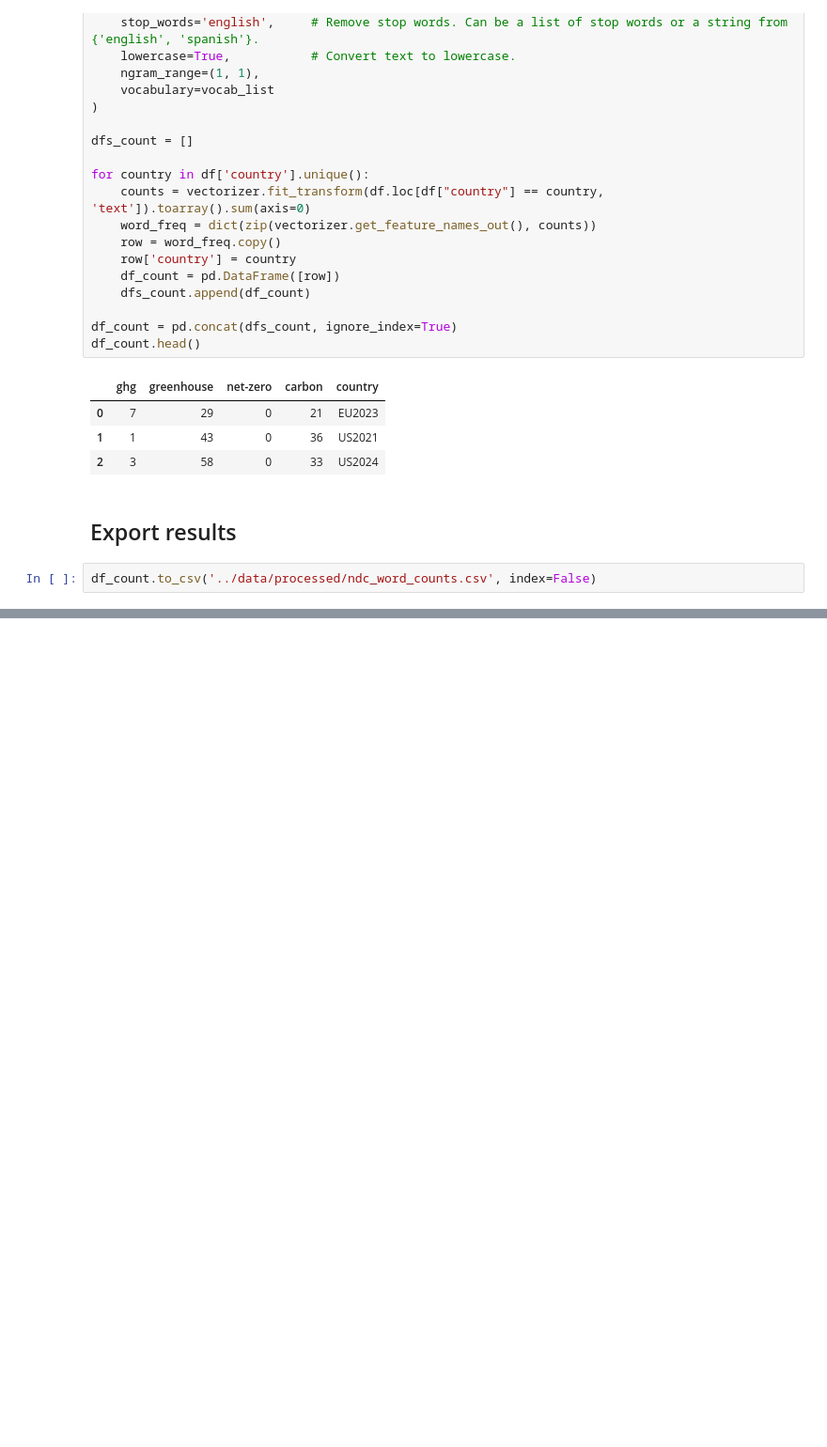
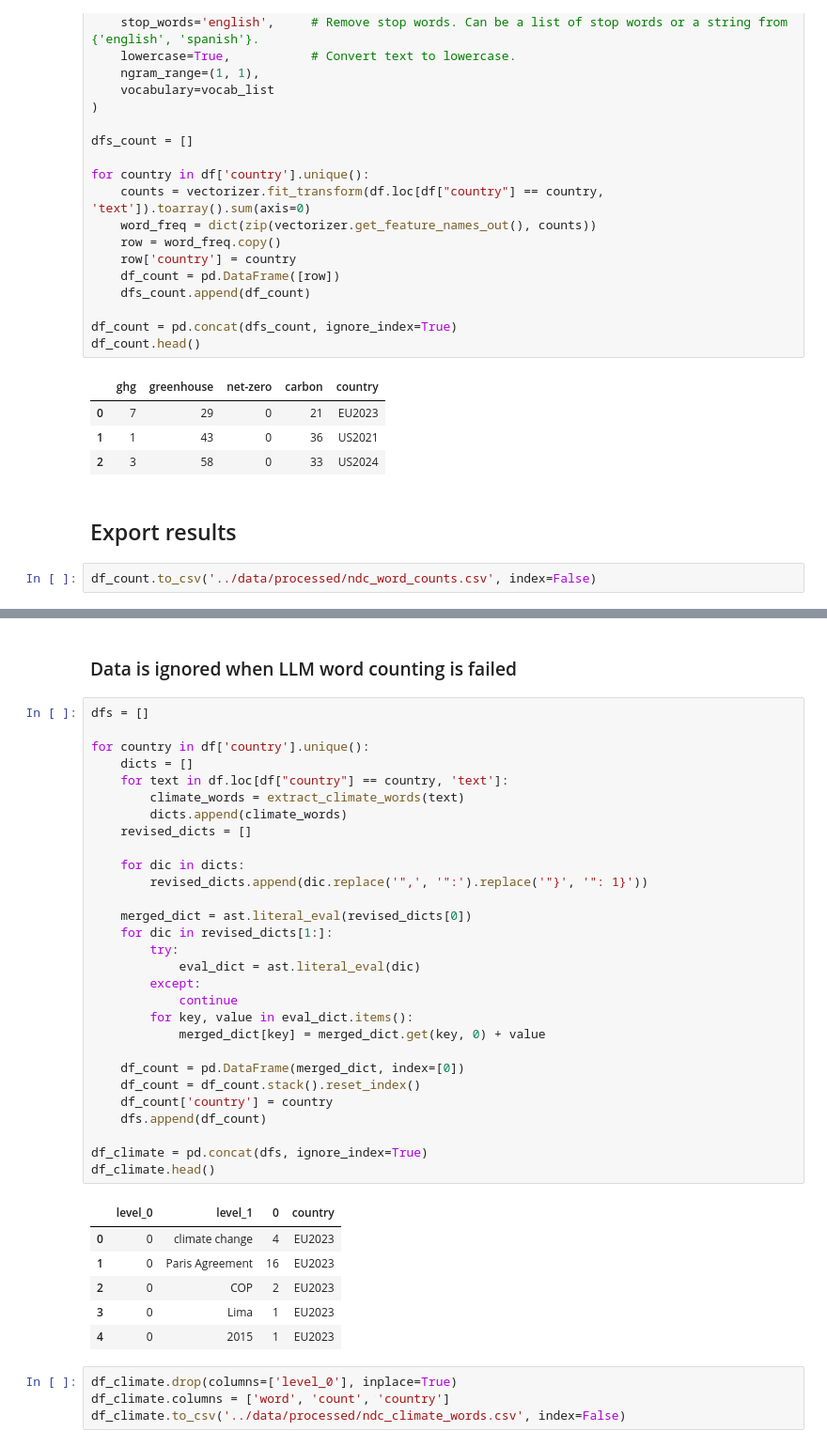
Before and after one commit to Graspp-25-Spring/GraSPP-25S-climatechange, a Jupyter notebook: notebooks/ndc_data_word_count.ipynb, the cells around one changed output, grey strips where cells are left out. Shown at 94% size. Cells and saved outputs as stored; diff of their text form; blank space fills up the shorter version.

Commit message:
Change counting.

```diff
--- a/notebooks/ndc_data_word_count.ipynb
+++ b/notebooks/ndc_data_word_count.ipynb
@@ -67,0 +97,42 @@ df_count.to_csv('../data/processed/ndc_word_counts.csv', index=False)
+# %% [markdown]
+### Data is ignored when LLM word counting is failed
+# %%
+dfs = []
+
+for country in df['country'].unique():
+    dicts = []
+    for text in df.loc[df["country"] == country, 'text']:
+        climate_words = extract_climate_words(text)
+        dicts.append(climate_words)
+    revised_dicts = []
+
+    for dic in dicts:
+        revised_dicts.append(dic.replace('",', '":').replace('"}', '": 1}'))
+
+    merged_dict = ast.literal_eval(revised_dicts[0])
+    for dic in revised_dicts[1:]:
+        try:
+            eval_dict = ast.literal_eval(dic)
+        except:
+            continue
+        for key, value in eval_dict.items():
+            merged_dict[key] = merged_dict.get(key, 0) + value
+
+    df_count = pd.DataFrame(merged_dict, index=[0])
+    df_count = df_count.stack().reset_index()
+    df_count['country'] = country
+    dfs.append(df_count)
+
+df_climate = pd.concat(dfs, ignore_index=True)
+df_climate.head()
+# %% [output]
+|  | level_0 | level_1 | 0 | country |
+| 0 | 0 | climate change | 4 | EU2023 |
+| 1 | 0 | Paris Agreement | 16 | EU2023 |
+| 2 | 0 | COP | 2 | EU2023 |
+| 3 | 0 | Lima | 1 | EU2023 |
+| 4 | 0 | 2015 | 1 | EU2023 |
+# %%
+df_climate.drop(columns=['level_0'], inplace=True)
+df_climate.columns = ['word', 'count', 'country']
+df_climate.to_csv('../data/processed/ndc_climate_words.csv', index=False)
```
Also changed, not shown: parts of 2 cells of this notebook, 4 other files.
